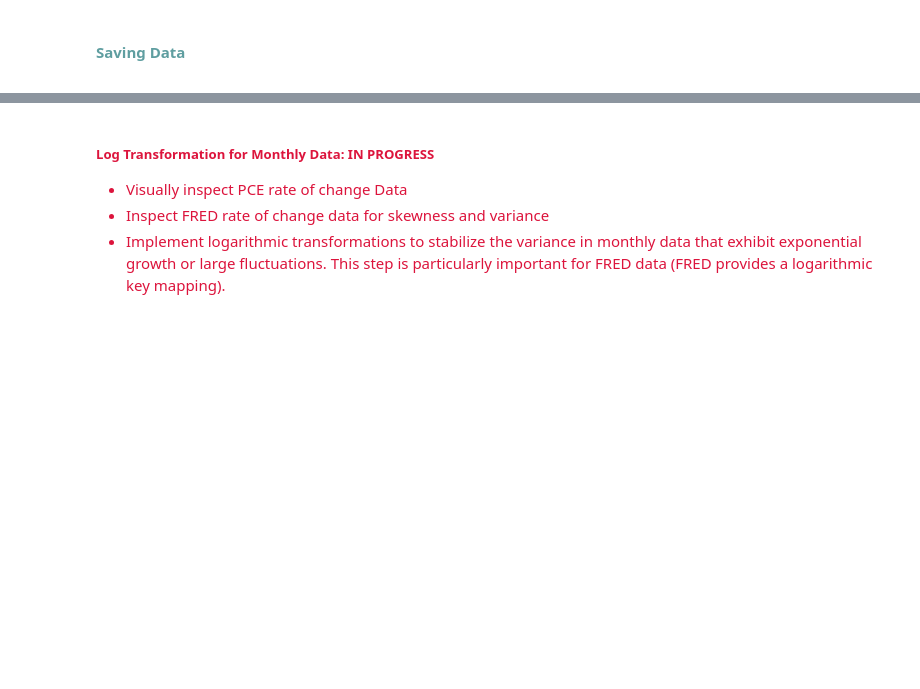
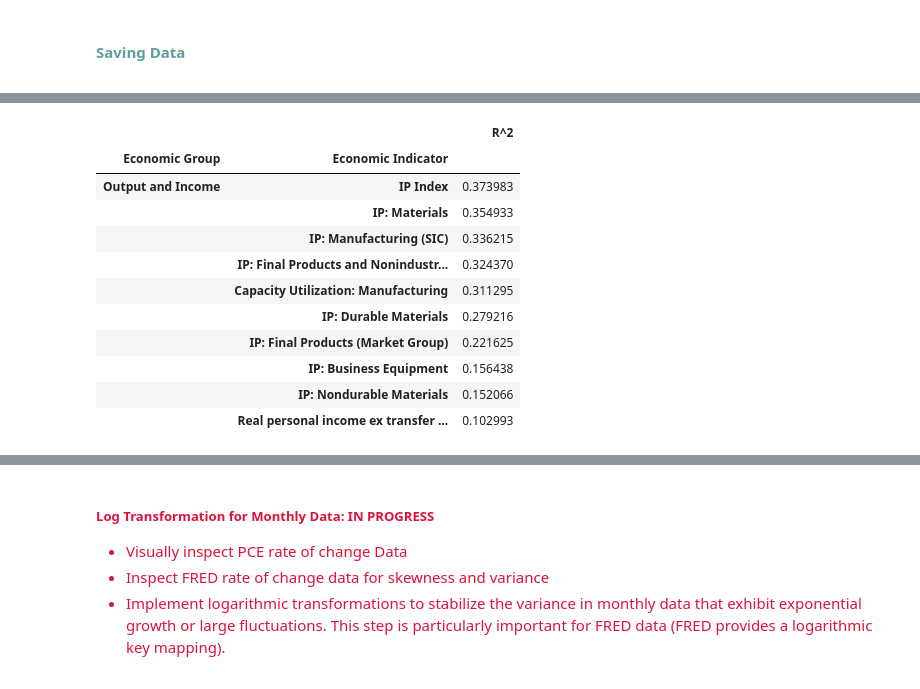
Before and after one commit to janjannagtegaal/NowCasting-M1, a Jupyter notebook: M1_NowCasting_Consumer_Exp.ipynb, the cells around one changed output, grey strips where cells are left out. Saved outputs shown, nothing was run; the diff lists cells and outputs as text; code cells hidden in the pictures; blank space fills up the shorter version.

```diff
--- a/M1_NowCasting_Consumer_Exp.ipynb
+++ b/M1_NowCasting_Consumer_Exp.ipynb
@@ -751,0 +862,35 @@ fred_rate_of_change.to_csv("./results/fred_rate_of_change.csv")
+# %%
+# Organizing the R^2 values by group
+grouped_r2_values = {}
+for var, r2 in r2_values.items():
+    group = groups.get(var, 'Unknown')  # Default to 'Unknown' if no group is found
+    if group not in grouped_r2_values:
+        grouped_r2_values[group] = []
+    grouped_r2_values[group].append((var, r2))
+
+# Sorting the indicators within each group by R^2 values
+for group in grouped_r2_values:
+    grouped_r2_values[group].sort(key=lambda x: x[1], reverse=True)
+
+# Creating a Multi-Level DataFrame from the grouped R^2 values
+multi_level_df = pd.DataFrame([(group, var, r2) for group, indicators in grouped_r2_values.items() for var, r2 in indicators],
+                              columns=['Economic Group', 'Economic Indicator', 'R^2'])
+
+# Setting the multi-level index
+multi_level_df.set_index(['Economic Group', 'Economic Indicator'], inplace=True)
+
+# Displaying the top few rows of the multi-level DataFrame
+multi_level_df.head(10)
+# %% [output]
+|  |  | R^2 |
+| Economic Group | Economic Indicator |  |
+| Output and Income | IP Index | 0.373983 |
+|  | IP: Materials | 0.354933 |
+|  | IP: Manufacturing (SIC) | 0.336215 |
+|  | IP: Final Products and Nonindustr... | 0.324370 |
+|  | Capacity Utilization: Manufacturing | 0.311295 |
+|  | IP: Durable Materials | 0.279216 |
+|  | IP: Final Products (Market Group) | 0.221625 |
+|  | IP: Business Equipment | 0.156438 |
+|  | IP: Nondurable Materials | 0.152066 |
+|  | Real personal income ex transfer ... | 0.102993 |
```
Also changed, not shown: parts of 51 cells of this notebook, 5 other files.
